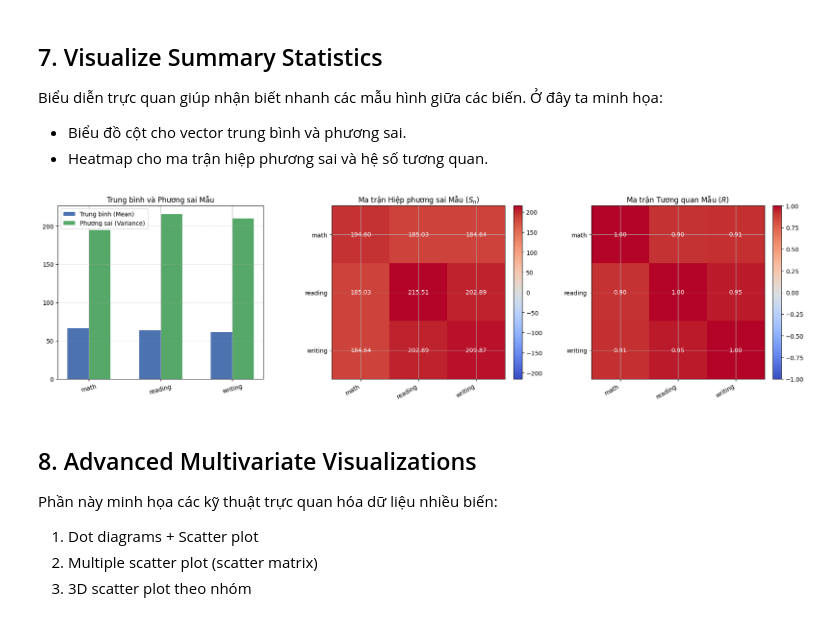
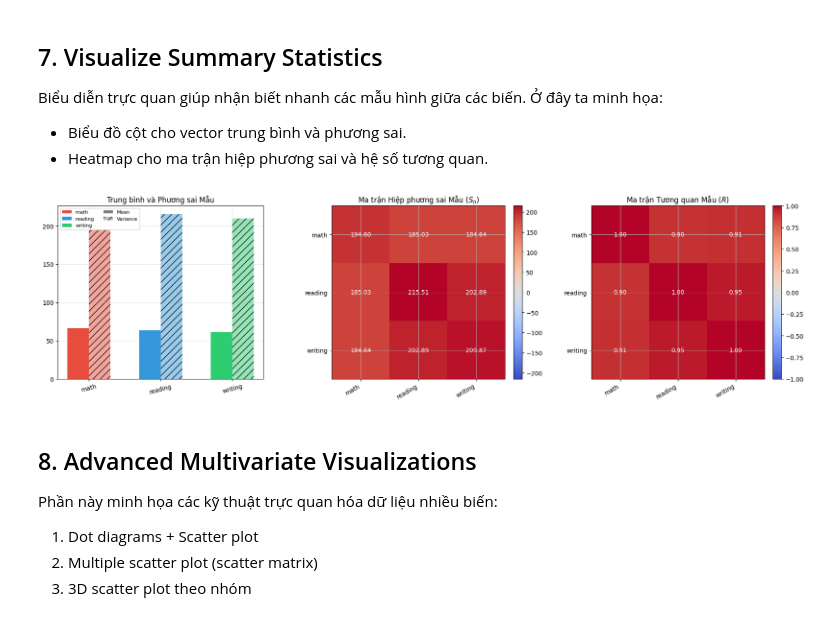
Before and after one commit to ntnthinh205/gk_msa, a Jupyter notebook: multivariate_statistics.ipynb, the cells around one changed output. Saved outputs shown, nothing was run; the diff lists cells and outputs as text; code cells hidden in the pictures.

```diff
--- a/multivariate_statistics.ipynb
+++ b/multivariate_statistics.ipynb
@@ -2955,48 +2955,60 @@ Biểu diễn trực quan giúp nhận biết nhanh các mẫu hình giữa các
 - Biểu đồ cột cho vector trung bình và phương sai.
 - Heatmap cho ma trận hiệp phương sai và hệ số tương quan.
 # %%
+
 fig, axes = plt.subplots(1, 3, figsize=(18, 5))
 
 var_labels = [name.replace(' score', '') for name in score_cols]
 positions = np.arange(len(score_cols))
 
 # BIỂU ĐỒ 1: Cột so sánh Mean và Variance
-axes[0].bar(positions - 0.15, sample_mean_vector.values, width=0.3,
-            label='Trung bình (Mean)', color='#4C72B0')
-axes[0].bar(positions + 0.15, sample_variance_vector.values, width=0.3,
-            label='Phương sai (Variance)', color='#55A868')
+# Bảng màu riêng cho từng biến điểm
+SCORE_COLORS = ['#e74c3c', '#3498db', '#2ecc71']
+
+bar_width = 0.3
+for j, (label, color) in enumerate(zip(var_labels, SCORE_COLORS)):
+    axes[0].bar(positions[j] - bar_width/2, sample_mean_vector.values[j],
+                width=bar_width, color=color, label=f'{label} (Mean)' if j==0 else None)
+    axes[0].bar(positions[j] + bar_width/2, sample_variance_vector.values[j],
+                width=bar_width, color=color, alpha=0.5, hatch='//',
+                label=f'{label} (Variance)' if j==0 else None)
+
 axes[0].set_xticks(positions)
 axes[0].set_xticklabels(var_labels, rotation=15)
 axes[0].set_title('Trung bình và Phương sai Mẫu')
-axes[0].legend()
-axes[0].grid(axis='y', linestyle='--', alpha=0.4)
+
+from matplotlib.patches import Patch
+legend_elements = [Patch(facecolor=c, label=l) for c, l in zip(SCORE_COLORS, var_labels)]
+legend_elements += [Patch(facecolor='grey', label='Mean'), Patch(facecolor='grey', alpha=0.5, hatch='//', label='Variance')]
+axes[0].legend(handles=legend_elements, fontsize=8, ncol=2)
+axes[0].grid(True, linestyle='--', alpha=0.4)
 
 # BIỂU ĐỒ 2 & 3: Heatmap Covariance và Correlation
 heatmap_targets = [
     (sample_covariance_matrix, 'Ma trận Hiệp phương sai Mẫu ($S_n$)'),
     (sample_correlation_matrix, 'Ma trận Tương quan Mẫu ($R$)')
 ]
 
 for ax, (matrix_df, title) in zip(axes[1:], heatmap_targets):
     matrix = matrix_df.values
     scale = np.max(np.abs(matrix)) or 1.0
     im = ax.imshow(matrix, cmap='coolwarm', vmin=-scale, vmax=scale)
     ax.set_xticks(positions)
     ax.set_yticks(positions)
     ax.set_xticklabels(var_labels, rotation=30, ha='right')
     ax.set_yticklabels(var_labels)
     ax.set_title(title)
     for row in range(len(score_cols)):
         for col in range(len(score_cols)):
             value = matrix[row, col]
             text_color = 'white' if abs(value) > scale * 0.5 else 'black'
             ax.text(col, row, f'{value:.2f}', ha='center', va='center', color=text_color)
     plt.colorbar(im, ax=ax, fraction=0.046, pad=0.04)
 
 plt.tight_layout()
 plt.show()
 # %% [output]
-[figure, old version]
+[figure, new version]
 # %% [markdown]
 ## 8. Advanced Multivariate Visualizations
 
```
Also changed, not shown: parts of 9 cells of this notebook, 6 other files.
